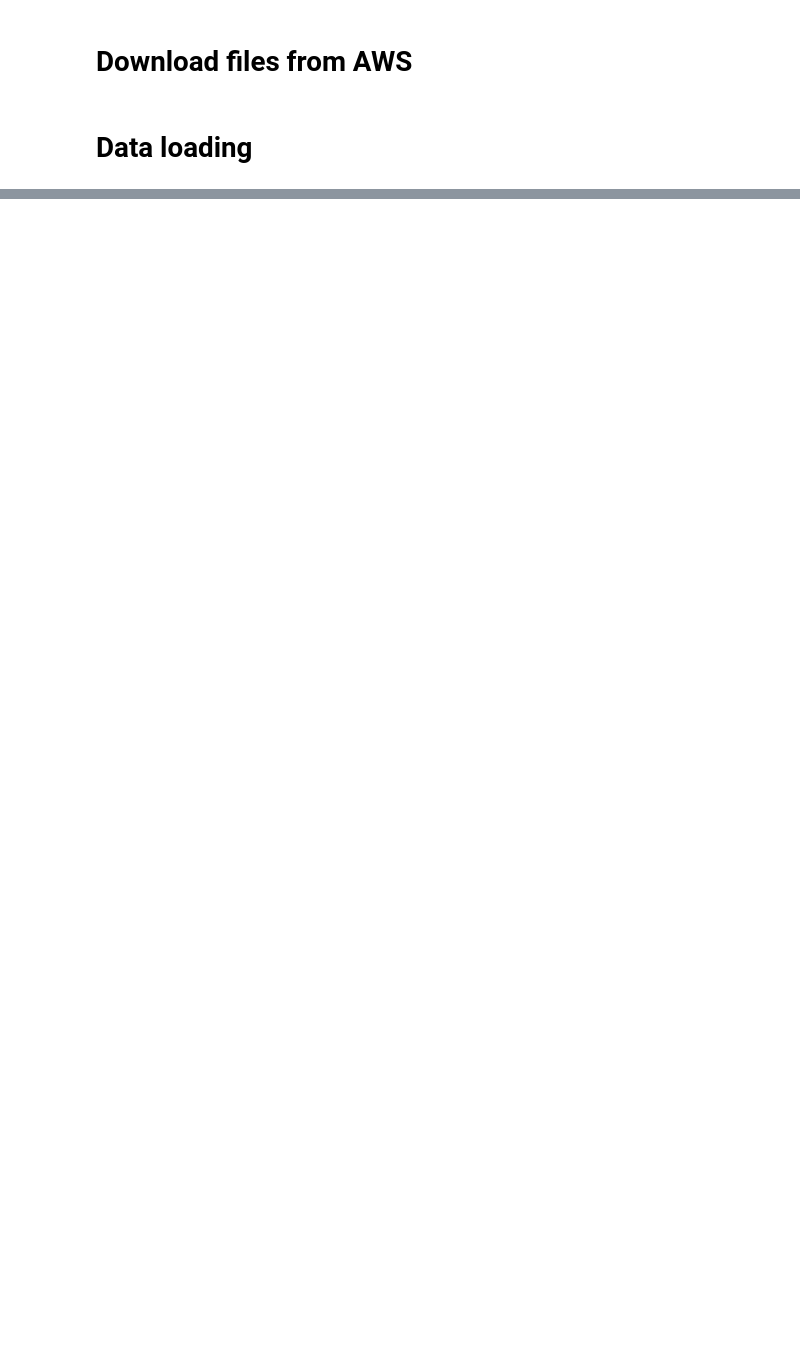
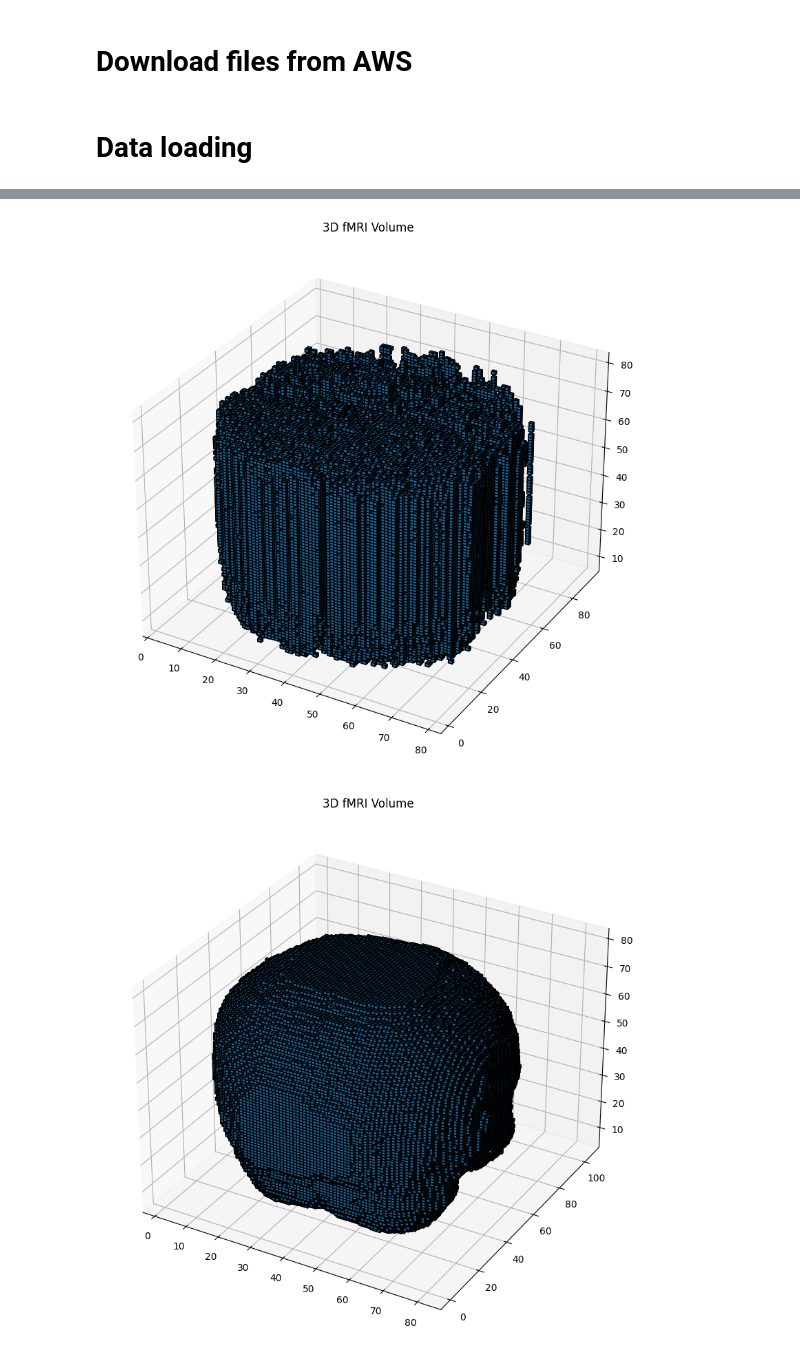
Before and after one commit to TomFiz/NSD-fMRI_VLM, a Jupyter notebook: exploratory.ipynb, the cells around one changed output, grey strips where cells are left out. Drawn from its saved outputs; the diff is of its cells as text; code cells hidden in the pictures; blank space fills up the shorter version.

```diff
--- a/exploratory.ipynb
+++ b/exploratory.ipynb
@@ -227,0 +539,7 @@ test_dataloader = DataLoader(test_dataset, batch_size=1, shuffle=False)
+# %%
+def pred(encoder, predictor, sample):
+    encoder_output = encoder.extract_features(sample)
+    encoder_output = encoder_output.multimodal_embeds
+    encoder_output = encoder_output.reshape(-1,32,32,24)
+    predict_output = predictor(encoder_output)
+    return predict_output
@@ -227,0 +591,58 @@ test_dataloader = DataLoader(test_dataset, batch_size=1, shuffle=False)
+# %%
+def viz_pred_vs_gt(image_id, layer_n = 42):
+    N_saves = 13
+    img, txt, beta = train_dataset[image_id]
+    img = img.reshape(-1, img.shape[0], img.shape[1], img.shape[2])
+    beta = beta.reshape(-1, 81, 104, 83)
+    sample = {"image": img, "text_input": txt}
+    # fig, axes = plt.subplots(2, 2, figsize=(8, 9))
+    # fig.suptitle('Truth and Predictions Across Epochs', fontsize=20)
+
+    # # Plot the truth layer
+    # axes[0, 0].imshow(beta[0, :, :, layer_n], cmap='jet')
+    # axes[0, 0].set_title('Truth Layer')
+    # axes[0, 0].axis('off')
+
+    for i,n in enumerate([0,3,11]):
+        if n < 11 :
+            predictor.load_state_dict(torch.load(f"{base_path}/CNN_predictor_{n}.pt"))
+        else :
+            predictor.load_state_dict(torch.load(f"{base_path}/CNN_predictor_whole_dataset_{n-10}.pt"))
+        predict_output = pred(blip2_model, predictor, sample)[0]
+        loss = criterion(predict_output, beta[0])
+        # print(f"Loss at epoch {n * 20} : {loss}")
+        predict_output = predict_output.detach().numpy()
+        predict_output[np.abs(predict_output) < 1] = 0
+        plot_fmri_volume(predict_output)
+        plot_fmri_volume(beta[0].detach().numpy())
+        if i == 0 :
+            break
+    #     layer = predict_output[:,:,42]
+
+    #     row = (i + 1) // 2
+    #     col = (i + 1) % 2
+    #     axes[row, col].imshow(predict_output[:, :, layer_n].detach().numpy(), cmap='jet')
+    #     axes[row, col].set_title(f'Prediction at Epoch {(n+1) * 20}')
+    #     axes[row, col].axis('off')
+
+    # plt.tight_layout(rect=[0, 0, 1, 0.96])
+    # plt.show()
+
+viz_pred_vs_gt(8)
+
+
+# N_trials = 50
+# for k in range(N_trials):
+#     print(f"Trial {k+1}/{N_trials}")
+#     plt.close('all')
+#     viz_pred_vs_gt(k, 30)
+#     time.sleep(2)
+
+    # preds = predict_output
+    # truth = beta[0]
+    # pred_centered = predict_output- predict_output.mean(dim = 0)
+    # beta_centered = beta[0] - beta[0].mean(dim = 0)
+    # corrcoeff = elementwise_corrcoef(preds, truth)
+# %% [output]
+[figure, added]
+[figure, added]
```
Also changed, not shown: parts of 17 cells of this notebook, 2 other files.
